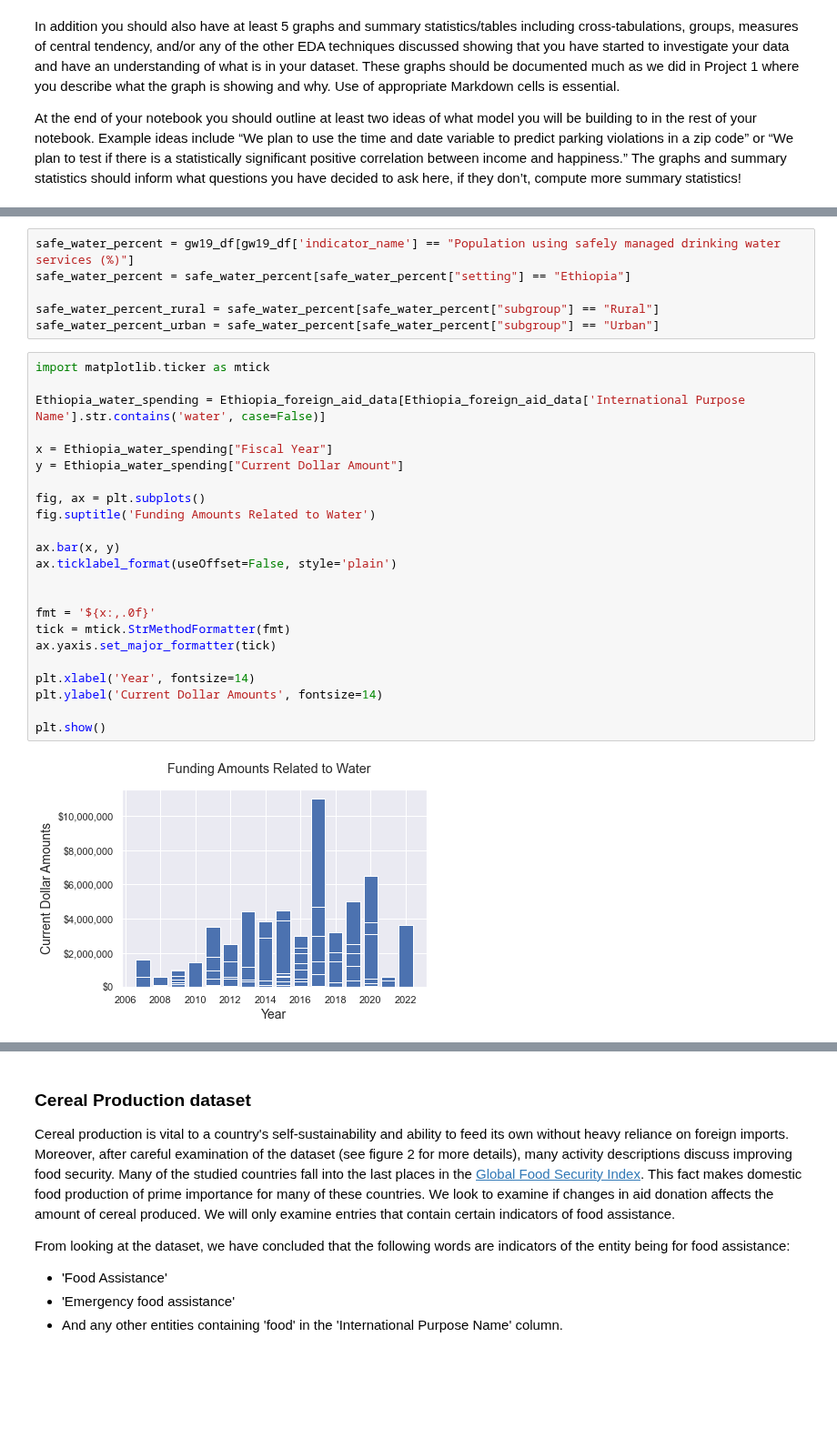
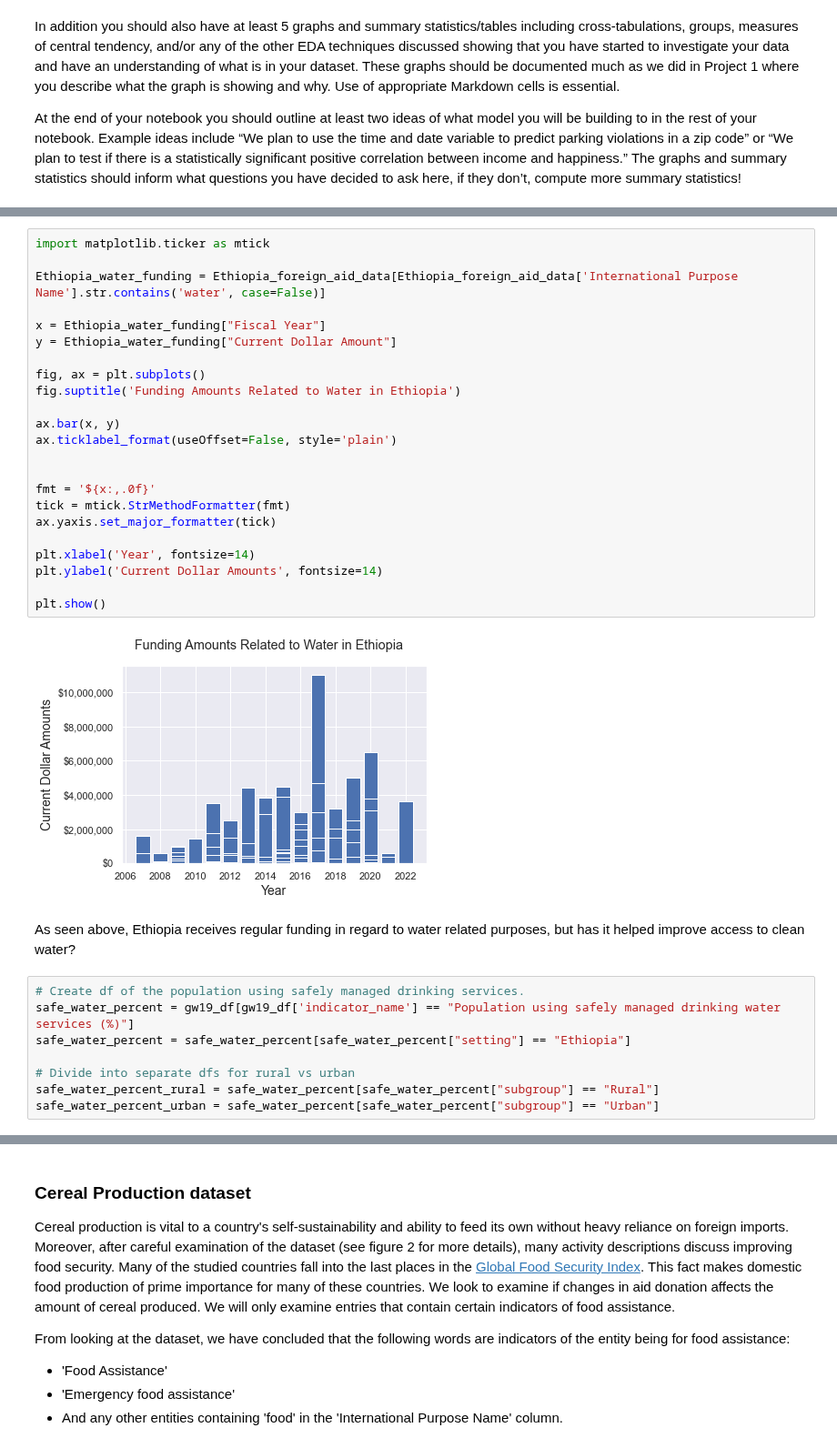
Before and after one commit to chriscallahan99/DataScience_Final_Project, a Jupyter notebook: DS_Milestone_1.ipynb, the cells around one changed output, grey strips where cells are left out. Shown at 91% size. Cells and saved outputs as stored; diff of their text form; blank space fills up the shorter version.

```diff
--- a/DS_Milestone_1.ipynb
+++ b/DS_Milestone_1.ipynb
@@ -291,32 +311,36 @@ gw19_df
+# %%
+import matplotlib.ticker as mtick
+
+Ethiopia_water_funding = Ethiopia_foreign_aid_data[Ethiopia_foreign_aid_data['International Purpose Name'].str.contains('water', case=False)]
+
+x = Ethiopia_water_funding["Fiscal Year"]
+y = Ethiopia_water_funding["Current Dollar Amount"]
+
+fig, ax = plt.subplots()
+fig.suptitle('Funding Amounts Related to Water in Ethiopia')
+
+ax.bar(x, y)
+ax.ticklabel_format(useOffset=False, style='plain')
+
+
+fmt = '${x:,.0f}'
+tick = mtick.StrMethodFormatter(fmt)
+ax.yaxis.set_major_formatter(tick)
+
+plt.xlabel('Year', fontsize=14)
+plt.ylabel('Current Dollar Amounts', fontsize=14)
+
+plt.show()
+# %% [output]
+[figure, added]
+# %% [markdown]
+As seen above, Ethiopia receives regular funding in regard to water related purposes, but has it helped improve access to clean water?
 # %%
+# Create df of the population using safely managed drinking services.
 safe_water_percent = gw19_df[gw19_df['indicator_name'] == "Population using safely managed drinking water services (%)"]
 safe_water_percent = safe_water_percent[safe_water_percent["setting"] == "Ethiopia"]
 
+# Divide into separate dfs for rural vs urban
 safe_water_percent_rural = safe_water_percent[safe_water_percent["subgroup"] == "Rural"]
 safe_water_percent_urban = safe_water_percent[safe_water_percent["subgroup"] == "Urban"]
-# %%
-import matplotlib.ticker as mtick
-
-Ethiopia_water_spending = Ethiopia_foreign_aid_data[Ethiopia_foreign_aid_data['International Purpose Name'].str.contains('water', case=False)]
-
-x = Ethiopia_water_spending["Fiscal Year"]
-y = Ethiopia_water_spending["Current Dollar Amount"]
-
-fig, ax = plt.subplots()
-fig.suptitle('Funding Amounts Related to Water')
-
-ax.bar(x, y)
-ax.ticklabel_format(useOffset=False, style='plain')
-
-
-fmt = '${x:,.0f}'
-tick = mtick.StrMethodFormatter(fmt)
-ax.yaxis.set_major_formatter(tick)
-
-plt.xlabel('Year', fontsize=14)
-plt.ylabel('Current Dollar Amounts', fontsize=14)
-
-plt.show()
-# %% [output]
-[figure, removed]
 # %%
```
Also changed, not shown: parts of 10 cells of this notebook.
